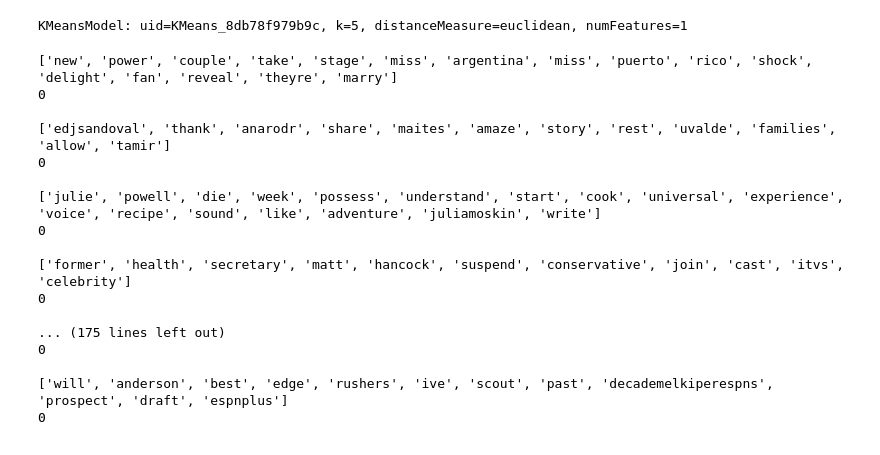
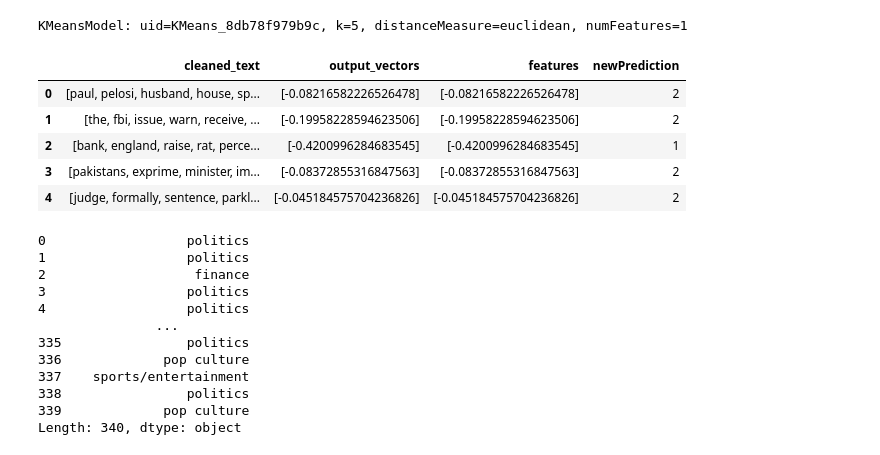
Before and after one commit to advil64/whats-the-tea, a Jupyter notebook: twitter.ipynb, the cells around one changed output. Saved outputs shown, nothing was run; the diff lists cells and outputs as text; code cells hidden in the pictures.

```diff
--- a/twitter.ipynb
+++ b/twitter.ipynb
@@ -65,7 +62,7 @@ accounts = [
     {
         'handle': 'CNN',
         'id': 759251
-    },Word2VecModel
+    },
     {
         'handle': 'nytimes',
         'id': 807095
@@ -89,7 +86,7 @@ accounts = [
     {
         'handle': 'washingtonpost',
         'id': 2467791
-    },pd.DataFrame
+    },
     {
         'handle': 'TIME',
         'id': 14293310
@@ -104,7 +101,7 @@ accounts = [
     },
     {
         'handle': 'AP',
-        'id': 51241574kmeans_path
+        'id': 51241574
     },
     {
         'handle': 'XHNews',
@@ -199,7 +196,7 @@ accounts = [
 def get_tweets(accounts, n):
     tweets = []
     for account in accounts:
-        response = client.get_usepd.DataFramers_tweets(account['id'], max_results=n)
+        response = client.get_users_tweets(account['id'], max_results=n)
         for tweet in response.data:
             tweets.append(tweet.text)
     return tweets
@@ -282,4 +277,13 @@ result = result.withColumn('features', F.col("output_vectors"))
 # %%
 transformed = model.transform(result)
 # %%
-all_transformed = transformed.collect()
+all_transformed = transformed.toPandas()
+# %%
+all_transformed.head()
+# %% [output]
+|  | cleaned_text | output_vectors | features | newPrediction |
+| 0 | [paul, pelosi, husband, house, sp... | [-0.08216582226526478] | [-0.08216582226526478] | 2 |
+| 1 | [the, fbi, issue, warn, receive, ... | [-0.19958228594623506] | [-0.19958228594623506] | 2 |
+| 2 | [bank, england, raise, rat, perce... | [-0.4200996284683545] | [-0.4200996284683545] | 1 |
+| 3 | [pakistans, exprime, minister, im... | [-0.08372855316847563] | [-0.08372855316847563] | 2 |
+| 4 | [judge, formally, sentence, parkl... | [-0.045184575704236826] | [-0.045184575704236826] | 2 |
@@ -286,24 +297,17 @@ all_transformed = transformed.collect()
 # %%
-for i in all_transformed:
-    if i[3] == 0:
-        print(i[0])
-        print(i[3])
-        print()
+prediction_topics = all_transformed.apply(lambda x: mappings[x[3]], axis=1)
-# %% [output]
-['new', 'power', 'couple', 'take', 'stage', 'miss', 'argentina', 'miss', 'puerto', 'rico', 'shock', 'delight', 'fan', 'reveal', 'theyre', 'marry']
-0
-
-['edjsandoval', 'thank', 'anarodr', 'share', 'maites', 'amaze', 'story', 'rest', 'uvalde', 'families', 'allow', 'tamir']
-0
-
-['julie', 'powell', 'die', 'week', 'possess', 'understand', 'start', 'cook', 'universal', 'experience', 'voice', 'recipe', 'sound', 'like', 'adventure', 'juliamoskin', 'write']
-0
-
-['former', 'health', 'secretary', 'matt', 'hancock', 'suspend', 'conservative', 'join', 'cast', 'itvs', 'celebrity']
-0
-
-... (175 lines left out)
-0
-
-['will', 'anderson', 'best', 'edge', 'rushers', 'ive', 'scout', 'past', 'decademelkiperespns', 'prospect', 'draft', 'espnplus']
-0
+# %%
+prediction_topics
+# %% [output]
+0                  politics
+1                  politics
+2                   finance
+3                  politics
+4                  politics
+               ...
+335                politics
+336             pop culture
+337    sports/entertainment
+338                politics
+339             pop culture
+Length: 340, dtype: object
```
Also changed, not shown: parts of 12 cells of this notebook, 2 other files.
